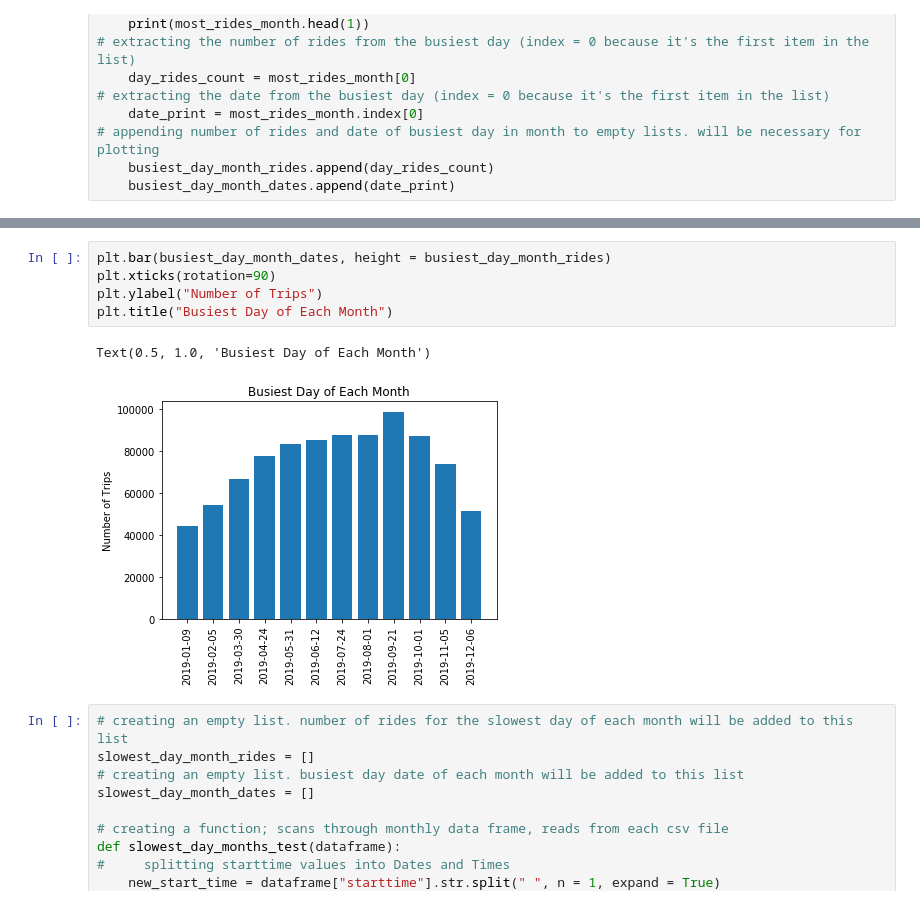
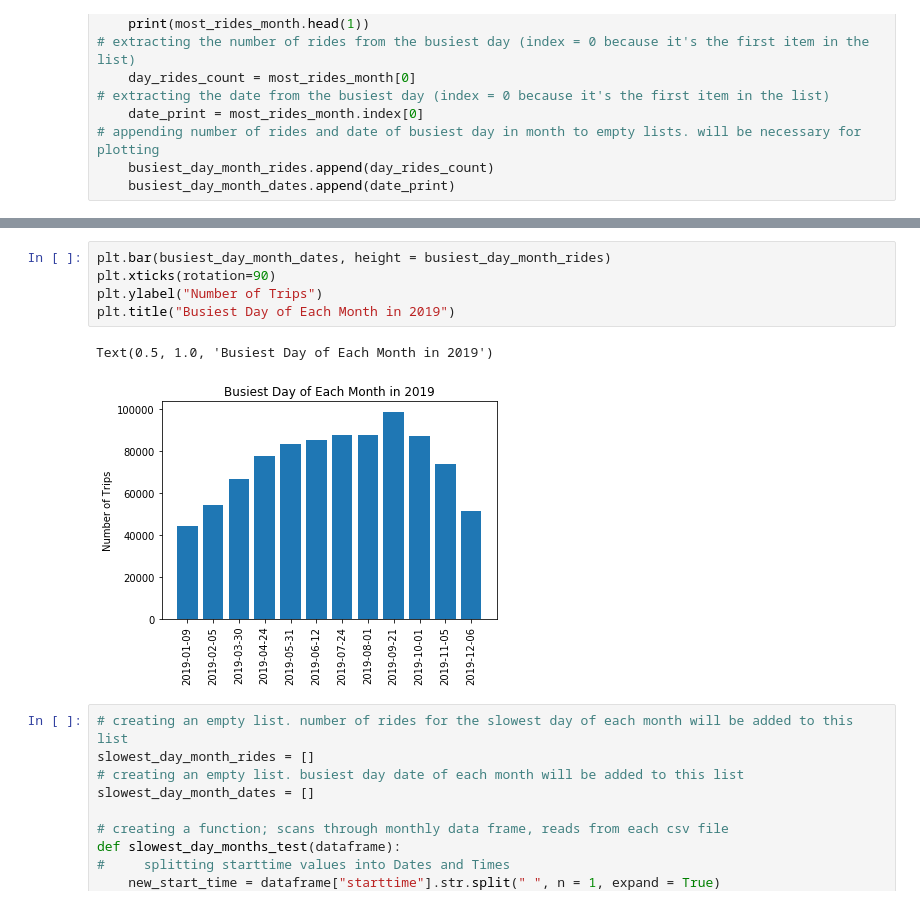
Before and after one commit to RU-Data-Science-GroupThree/NYC-CitiBike_Analysis, a Jupyter notebook: Alex V/CSV_CitiBike.ipynb, the cells around one changed output, grey strips where cells are left out. Saved outputs shown, nothing was run; the diff lists cells and outputs as text.

```diff
--- a/Alex V/CSV_CitiBike.ipynb
+++ b/Alex V/CSV_CitiBike.ipynb
@@ -572,11 +473,11 @@ Name: tripduration, dtype: int64
 # %%
 plt.bar(busiest_day_month_dates, height = busiest_day_month_rides)
 plt.xticks(rotation=90)
 plt.ylabel("Number of Trips")
-plt.title("Busiest Day of Each Month")
+plt.title("Busiest Day of Each Month in 2019")
 # %% [output]
-Text(0.5, 1.0, 'Busiest Day of Each Month')
+Text(0.5, 1.0, 'Busiest Day of Each Month in 2019')
-[figure, old version]
+[figure, new version]
 # %%
 # creating an empty list. number of rides for the slowest day of each month will be added to this list
 slowest_day_month_rides = []
```
Also changed, not shown: parts of 18 cells of this notebook, 1 other file.
